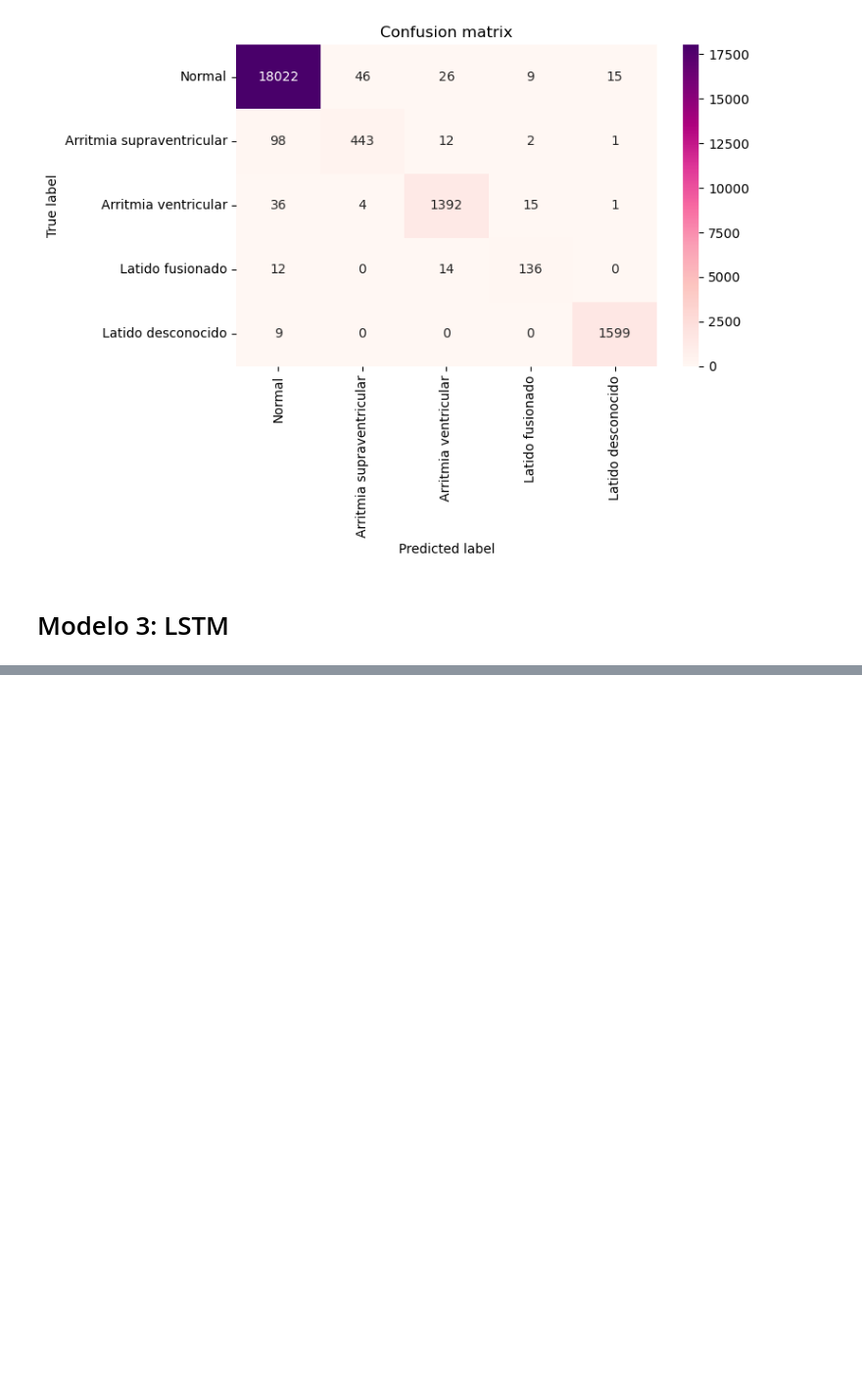
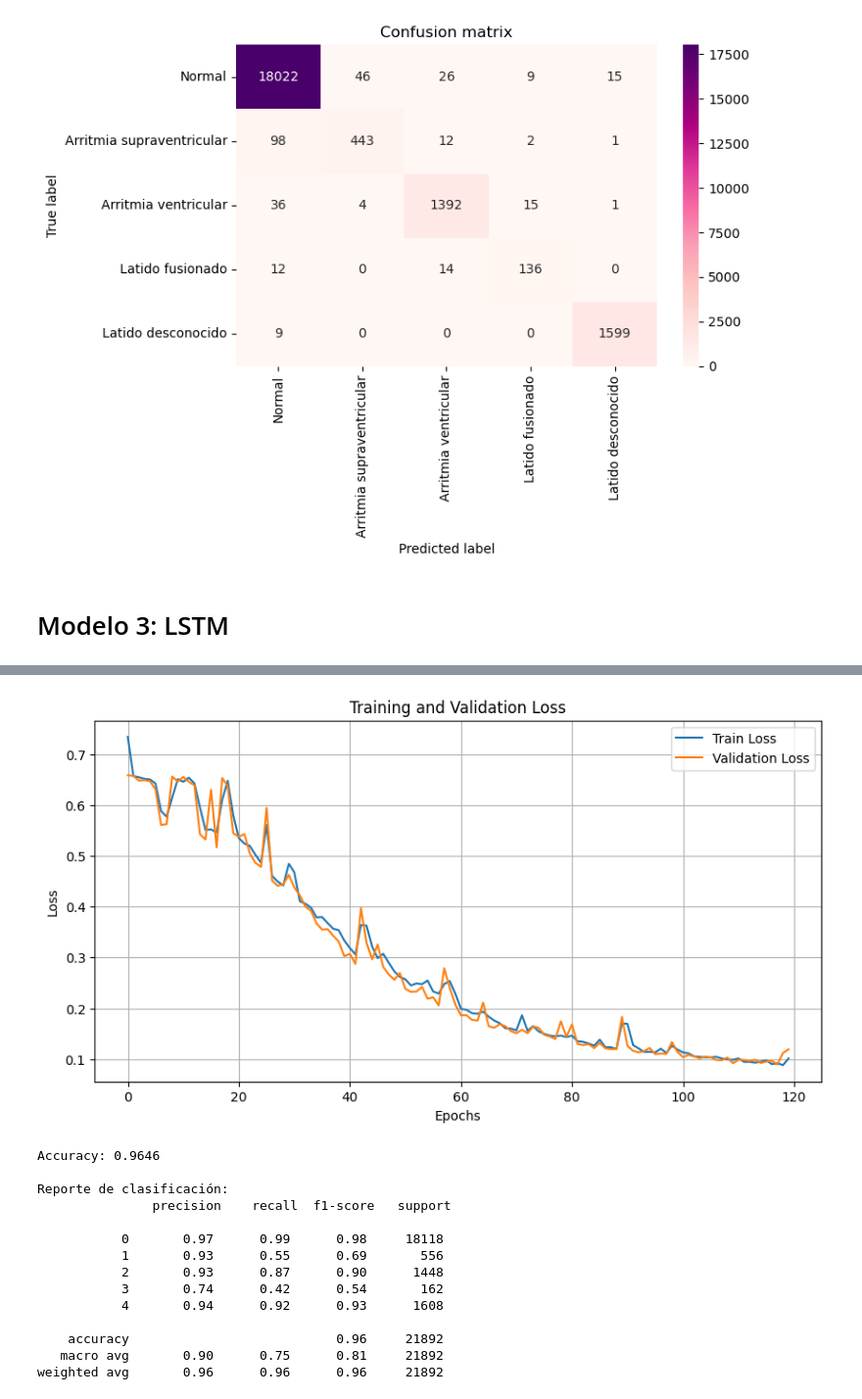
Before and after one commit to nataliacampiglia/tdl_tarea_2, a Jupyter notebook: Tarea_2-letra.ipynb, the cells around one changed output, grey strips where cells are left out. Shown at 98% size. Drawn from its saved outputs; the diff is of its cells as text; code cells hidden in the pictures; blank space fills up the shorter version.

Commit message:
Primera LSTM

```diff
--- a/Tarea_2-letra.ipynb
+++ b/Tarea_2-letra.ipynb
@@ -1136,8 +1123,8 @@ class LSTMModel(nn.Module):
 
     out, (hn, cn) = self.lstm(x, (h0, c0))
     out = self.fc(out[:, -1, :])
-    return out, hn, cn
+    return out  #, hn, cn  ; devuelvo solo out para que no le llegue tupla a CrossEntropy
 # %%
-lstm_model_1 = LSTMModel(input_dim=1, hidden_dim=64, n_layers=1, num_classes=5).to(DEVICE)
-criterion = nn.CrossEntropyLoss()
-optimizer = torch.optim.Adam(lstm_model_1.parameters(), lr=1e-3)
+lstm_model_0 = LSTMModel(input_dim=1, hidden_dim=64, n_layers=1, num_classes=5).to(DEVICE)
+lstm_0_train_errors, lstm_0_val_errors = run_rnn_model(model=lstm_model_0)
+# %% [output]
@@ -1143,0 +1142,15 @@ optimizer = torch.optim.Adam(lstm_model_1.parameters(), lr=1e-3)
+[figure, added]
+Accuracy: 0.9646
+
+Reporte de clasificación:
+               precision    recall  f1-score   support
+
+           0       0.97      0.99      0.98     18118
+           1       0.93      0.55      0.69       556
+           2       0.93      0.87      0.90      1448
+           3       0.74      0.42      0.54       162
+           4       0.94      0.92      0.93      1608
+
+    accuracy                           0.96     21892
+   macro avg       0.90      0.75      0.81     21892
+weighted avg       0.96      0.96      0.96     21892
```
Also changed, not shown: parts of 2 cells of this notebook.
